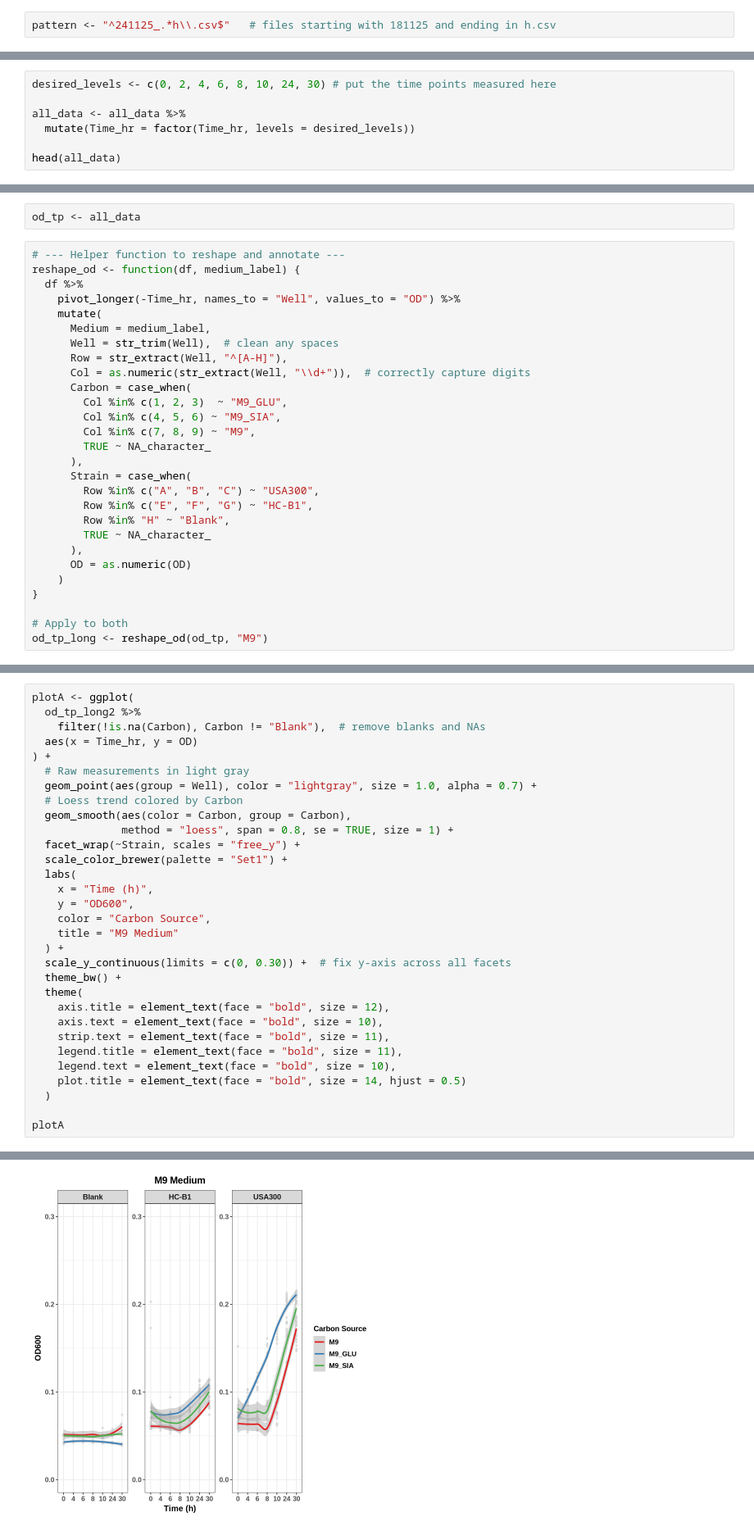
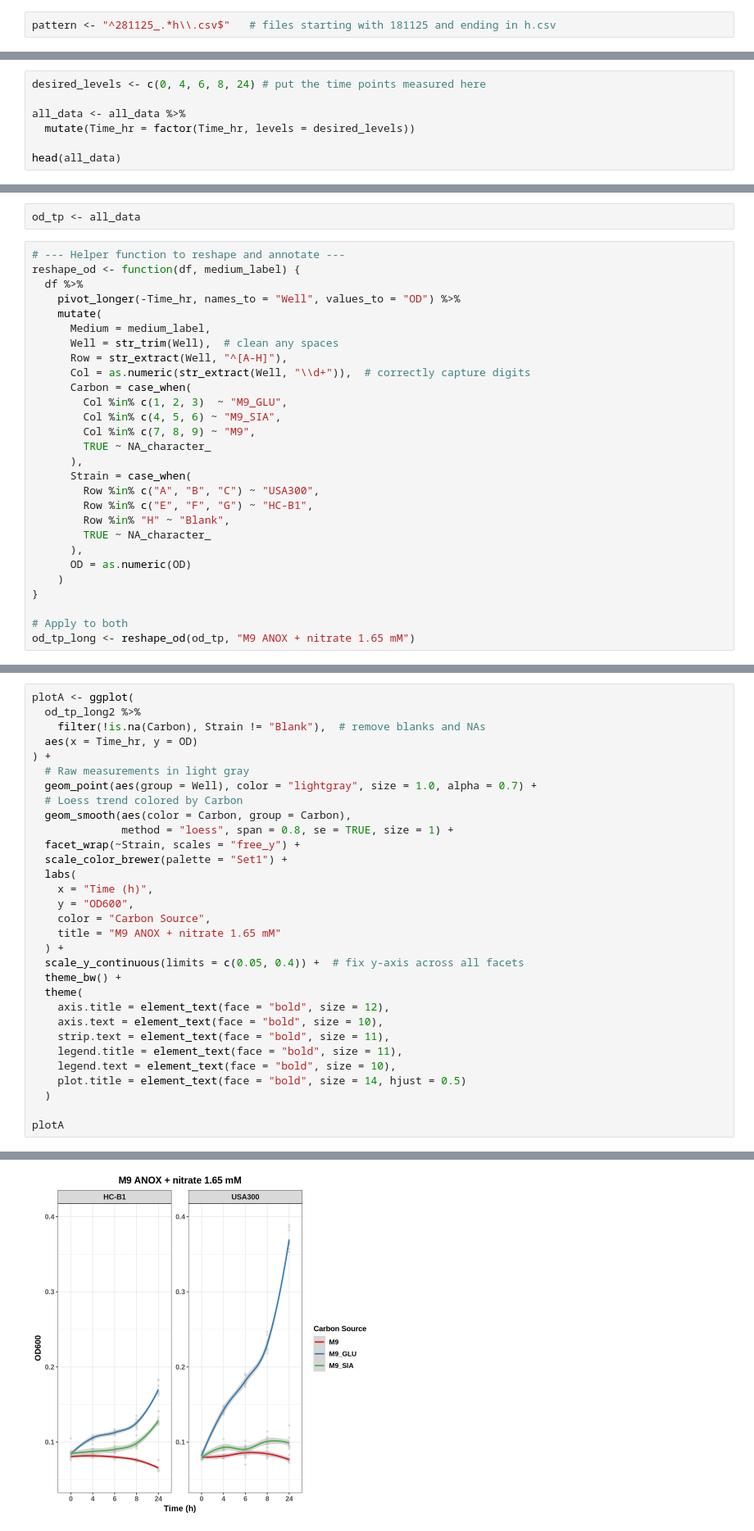
Before and after one commit to joaoordine/skin_coculture, a Jupyter notebook: combine_single_tps.ipynb, the cells around one changed output, grey strips where cells are left out. Shown at 82% size. Saved outputs shown, nothing was run; the diff lists cells and outputs as text.

```diff
--- a/combine_single_tps.ipynb
+++ b/combine_single_tps.ipynb
@@ -33,7 +33,7 @@ getwd()
 # %% [output]
 [1] "/home/strawperry/Documents/Masters/growth_curves"
 # %%
-pattern <- "^241125_.*h\\.csv$"   # files starting with 181125 and ending in h.csv
+pattern <- "^281125_.*h\\.csv$"   # files starting with 181125 and ending in h.csv
 # %%
 # ---- FUNCTION TO PROCESS A SINGLE FILE ----
 process_plate_file <- function(file) {
@@ -100,5 +99,5 @@ A tibble: 6 × 97
 # %%
-desired_levels <- c(0, 2, 4, 6, 8, 10, 24, 30) # put the time points measured here
+desired_levels <- c(0, 4, 6, 8, 24) # put the time points measured here
 
 all_data <- all_data %>%
   mutate(Time_hr = factor(Time_hr, levels = desired_levels))
@@ -143,7 +141,7 @@ reshape_od <- function(df, medium_label) {
 }
 
 # Apply to both
-od_tp_long <- reshape_od(od_tp, "M9")
+od_tp_long <- reshape_od(od_tp, "M9 ANOX + nitrate 1.65 mM")
 # %%
 head(od_tp_long)
 # %% [output]
@@ -177,7 +175,7 @@ write_tsv(od_tp_long2, "saureus_m9_ox_241125.tsv")
 # %%
 plotA <- ggplot(
   od_tp_long2 %>%
-    filter(!is.na(Carbon), Carbon != "Blank"),  # remove blanks and NAs
+    filter(!is.na(Carbon), Strain != "Blank"),  # remove blanks and NAs
   aes(x = Time_hr, y = OD)
 ) +
   # Raw measurements in light gray
@@ -191,9 +189,9 @@ plotA <- ggplot(
     x = "Time (h)",
     y = "OD600",
     color = "Carbon Source",
-    title = "M9 Medium"
+    title = "M9 ANOX + nitrate 1.65 mM"
   ) +
-  scale_y_continuous(limits = c(0, 0.30)) +  # fix y-axis across all facets
+  scale_y_continuous(limits = c(0.05, 0.4)) +  # fix y-axis across all facets
   theme_bw() +
   theme(
     axis.title = element_text(face = "bold", size = 12),
@@ -212,3 +207,3 @@ Warning message:
 `geom_smooth()` using formula = 'y ~ x'
-[figure, old version]
+[figure, new version]
 # %%
```
Also changed, not shown: parts of 8 cells of this notebook, 2 other files.
